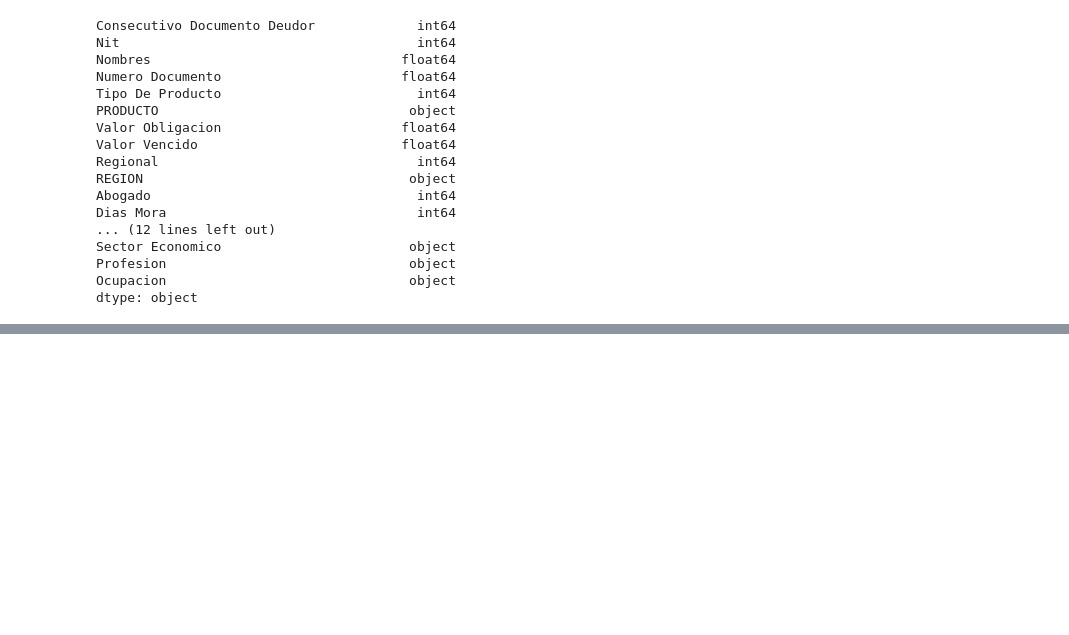
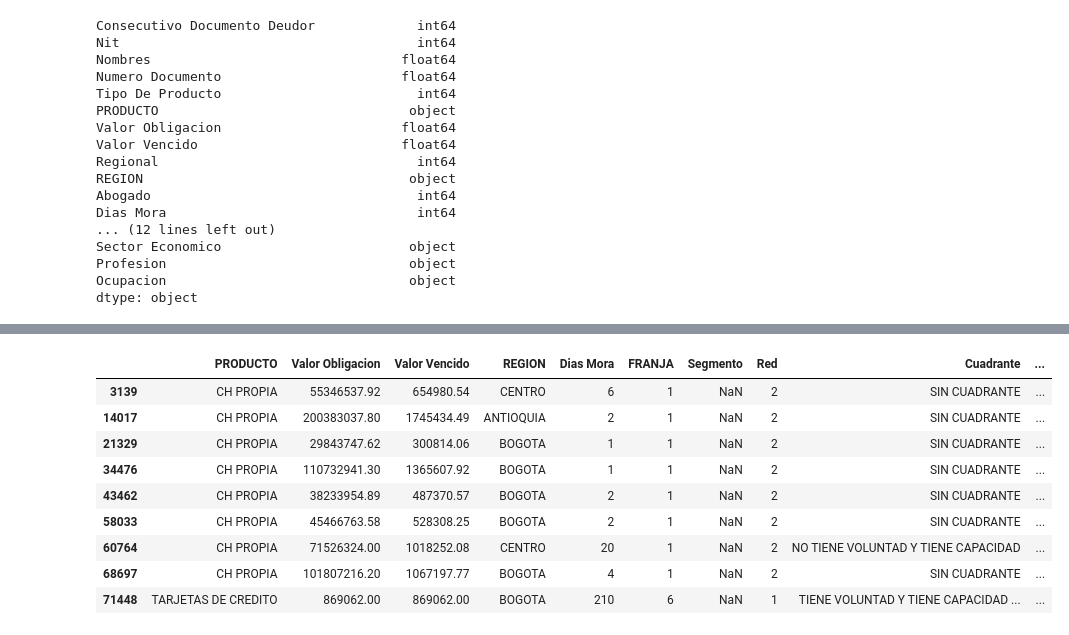
Before and after one commit to lucianarpo14/proyectoEAFIT, a Jupyter notebook: Proyecto1.ipynb, the cells around one changed output, grey strips where cells are left out. Drawn from its saved outputs; the diff is of its cells as text; code cells hidden in the pictures; blank space fills up the shorter version.

```diff
--- a/Proyecto1.ipynb
+++ b/Proyecto1.ipynb
@@ -72,3 +49,9 @@ Sector Economico                        object
 Profesion                               object
 Ocupacion                               object
 dtype: object
+# %%
+data_real = data[['PRODUCTO', 'Valor Obligacion', 'Valor Vencido', 'REGION', 'Dias Mora', 'FRANJA', 'Segmento',\
+                  'Red', 'Cuadrante', 'Descripcion Causal', 'Calificacion Real', 'Fecha De Perfeccionamiento', \
+                  'Endeudamiento', 'Rango endeudamiento', 'Profesion', 'Ocupacion']]
+pd.options.display.float_format = '{:.2f}'.format
+data_real.head(5)
@@ -74,0 +65,33 @@ dtype: object
+# %%
+warnings.filterwarnings("ignore")
+data_real['FRANJA'] = [1 if valor == "<30" else
+                        2 if valor == "31-60" else
+                        3 if valor == "61-90" else
+                        4 if valor == "91-120" else
+                        5 if valor == "121-180" else
+                        6 for valor in data_real["FRANJA"]]
+# %%
+warnings.filterwarnings("ignore")
+data_real['Rango endeudamiento'] = data_real['Rango endeudamiento'].astype(str)
+data_real['Rango endeudamiento'] = data_real['Rango endeudamiento'].replace('2015-01-01 00:00:00','1-15')
+
+data_real['Rango endeudamiento'] = [1 if valor == "<1M" else
+                                    2 if valor == "1-15" else
+                                    3 if valor == "15-50" else
+                                    4 if valor == "50-100" else
+                                    5 if valor == "100-200" else
+                                    6 for valor in data_real["Rango endeudamiento"]]
+# %%
+nulos = data_real[data_real['Segmento'].isna()]
+nulos
+# %% [output]
+|  | PRODUCTO | Valor Obligacion | Valor Vencido | REGION | Dias Mora | FRANJA | Segmento | Red | Cuadrante | ... |
+| 3139 | CH PROPIA | 55346537.92 | 654980.54 | CENTRO | 6 | 1 | NaN | 2 | SIN CUADRANTE | ... |
+| 14017 | CH PROPIA | 200383037.80 | 1745434.49 | ANTIOQUIA | 2 | 1 | NaN | 2 | SIN CUADRANTE | ... |
+| 21329 | CH PROPIA | 29843747.62 | 300814.06 | BOGOTA | 1 | 1 | NaN | 2 | SIN CUADRANTE | ... |
+| 34476 | CH PROPIA | 110732941.30 | 1365607.92 | BOGOTA | 1 | 1 | NaN | 2 | SIN CUADRANTE | ... |
+| 43462 | CH PROPIA | 38233954.89 | 487370.57 | BOGOTA | 2 | 1 | NaN | 2 | SIN CUADRANTE | ... |
+| 58033 | CH PROPIA | 45466763.58 | 528308.25 | BOGOTA | 2 | 1 | NaN | 2 | SIN CUADRANTE | ... |
+| 60764 | CH PROPIA | 71526324.00 | 1018252.08 | CENTRO | 20 | 1 | NaN | 2 | NO TIENE VOLUNTAD Y TIENE CAPACIDAD | ... |
+| 68697 | CH PROPIA | 101807216.20 | 1067197.77 | BOGOTA | 4 | 1 | NaN | 2 | SIN CUADRANTE | ... |
+| 71448 | TARJETAS DE CREDITO | 869062.00 | 869062.00 | BOGOTA | 210 | 6 | NaN | 1 | TIENE VOLUNTAD Y TIENE CAPACIDAD ... | ... |
```
Also changed, not shown: parts of 42 cells of this notebook.
